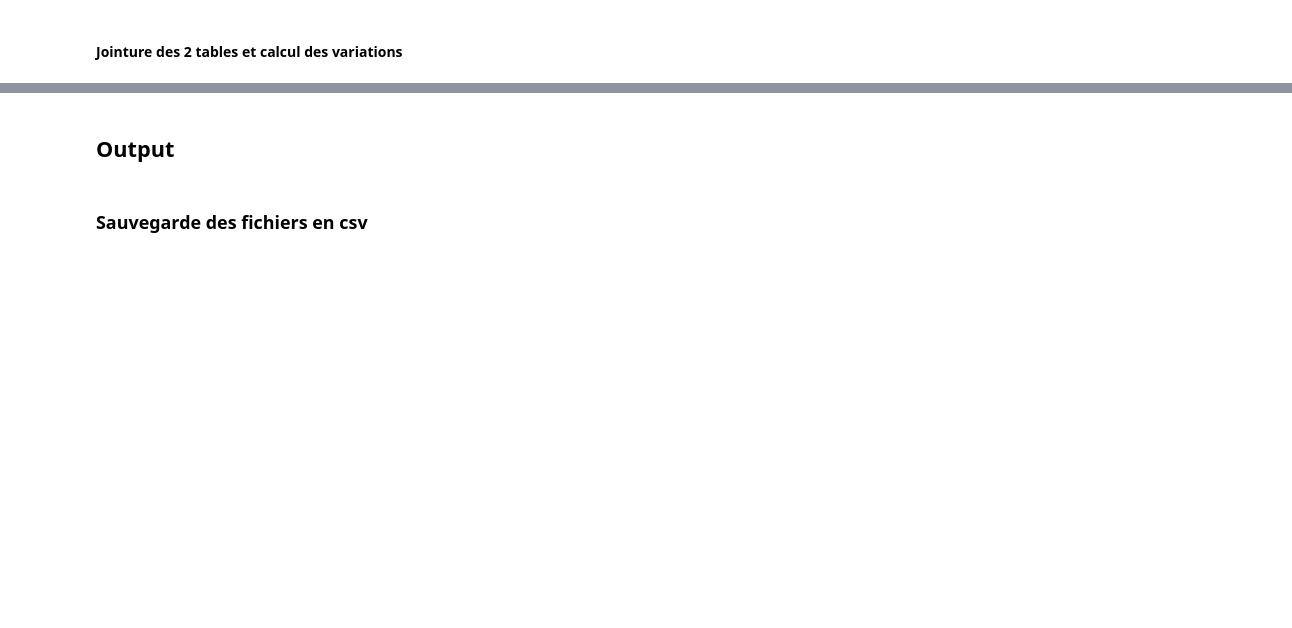
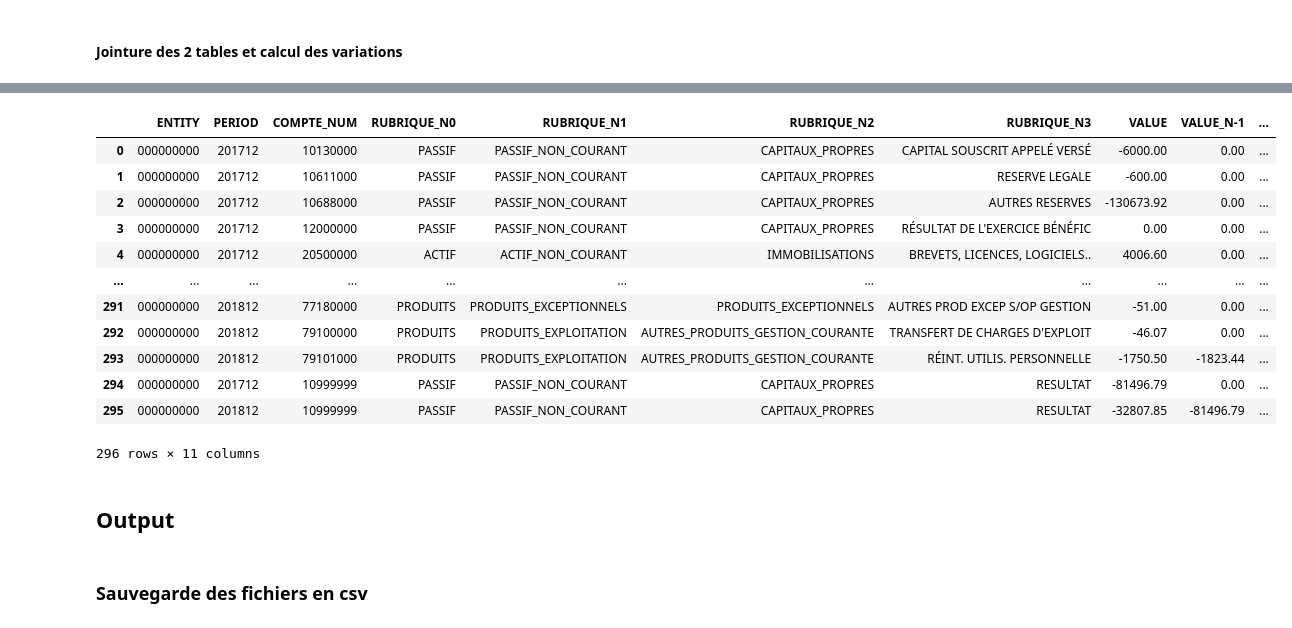
Before and after one commit to jupyter-naas/FEC-engine, a Jupyter notebook: models/FEC_Enrichissement_du_modèle_de_données.ipynb, the cells around one changed output, grey strips where cells are left out. Saved outputs shown, nothing was run; the diff lists cells and outputs as text; code cells hidden in the pictures; blank space fills up the shorter version.

Commit message:
fix: error on merge to get variation

```diff
--- a/models/FEC_Enrichissement_du_modèle_de_données.ipynb
+++ b/models/FEC_Enrichissement_du_modèle_de_données.ipynb
@@ -64,11 +73,10 @@ to_agg = {"VALUE": "sum"}
 db_var = db_var.groupby(to_group, as_index=False).agg(to_agg)
 
 # Ajout des résultats au dataframe
-db_var = pd.concat([db_var, db_rn], axis=0, sort=False)
+db_var = pd.concat([db_var, db_rn], axis=0, sort=False).reset_index(drop=True)
 
 # Creation colonne COMP
 db_var["PERIOD_COMP"] = (db_var["PERIOD"].str[:4].astype(int) - 1).astype(str) + db_var[
     "PERIOD"
-].str[-3:]
-
+].str[-2:]
 db_var
@@ -90,16 +119,17 @@ db_comp.head(5)
 # %%
 # Jointure entre les 2 tables
 join_on = ["ENTITY", "PERIOD_COMP", "COMPTE_NUM", "RUBRIQUE_N3"]
-db_var = (
-    pd.merge(db_var, db_comp, how="left", on=join_on)
-    .drop("PERIOD_COMP", axis=1)
-    .fillna(0)
-)
+db_value = pd.merge(
+    db_var,
+    db_comp,
+    how="left",
+    on=join_on
+).reset_index(drop=True).drop("PERIOD_COMP", axis=1).fillna(0)
 
 # Création colonne Var V
-db_var["VARV"] = db_var["VALUE"] - db_var["VALUE_N-1"]
+db_value["VARV"] = db_value["VALUE"] - db_value["VALUE_N-1"]
 
 # Création colonne Var P (%)
-db_var["VARP"] = db_var["VARV"] / db_var["VALUE_N-1"]
+db_value["VARP"] = db_value["VARV"] / db_value["VALUE_N-1"]
 
-db_var
+db_value
@@ -106,5 +150,5 @@ db_var
 # %%
-db_cat = db_var.copy()
+db_cat = db_value.copy()
 
 # Calcul des rubriques niveau 2
 def rubrique_N2(row):
@@ -144,12 +188,15 @@ def rubrique_N2(row):
         else:
             return "AUTRES_DETTES"
 
-    to_check = ["^50", "^51", "^52", "^53", "^54", "^58", "^59"]
+    to_check = ["^51", "^53"]
     if any(re.search(x, numero_compte) for x in to_check):
-        return "DISPONIBILITES"
+        return "BANQUES & CAISSE"
+
+    to_check = ["^50", "^52", "^54", "^58", "^59"]
+    if any(re.search(x, numero_compte) for x in to_check):
+        return "AUTRES DISPONIBILITES"
 
     # COMPTE DE RESULTAT DETAILLE NIV2
-
     to_check = ["^60"]
     if any(re.search(x, numero_compte) for x in to_check):
         return "ACHATS"
@@ -241,7 +288,7 @@ def rubrique_N1(row):
     if any(re.search(x, categorisation) for x in to_check):
         return "PASSIF_COURANT"
 
-    to_check = ["DISPONIBILITES"]
+    to_check = ["BANQUES & CAISSE", "AUTRES DISPONIBILITES"]
     if any(re.search(x, categorisation) for x in to_check):
         return "DISPONIBILITES"
 
@@ -316,33 +363,47 @@ def rubrique_N0(row):
         "PRODUITS_EXPLOITATION",
         "PRODUITS_FINANCIERS",
         "PRODUITS_EXCEPTIONNELS",
     ]
     if any(re.search(x, masse) for x in to_check):
         return "PRODUITS"
 
 
 # Mapping des rubriques
 db_cat["RUBRIQUE_N2"] = db_cat.apply(lambda row: rubrique_N2(row), axis=1)
 db_cat["RUBRIQUE_N1"] = db_cat.apply(lambda row: rubrique_N1(row), axis=1)
 db_cat["RUBRIQUE_N0"] = db_cat.apply(lambda row: rubrique_N0(row), axis=1)
 
 
 # Reorganisation colonne
 to_select = [
     "ENTITY",
     "PERIOD",
     "COMPTE_NUM",
     "RUBRIQUE_N0",
     "RUBRIQUE_N1",
     "RUBRIQUE_N2",
     "RUBRIQUE_N3",
     "VALUE",
     "VALUE_N-1",
     "VARV",
     "VARP",
 ]
 db_cat = db_cat[to_select]
 db_cat
+# %% [output]
+|  | ENTITY | PERIOD | COMPTE_NUM | RUBRIQUE_N0 | RUBRIQUE_N1 | RUBRIQUE_N2 | RUBRIQUE_N3 | VALUE | VALUE_N-1 | ... |
+| 0 | 000000000 | 201712 | 10130000 | PASSIF | PASSIF_NON_COURANT | CAPITAUX_PROPRES | CAPITAL SOUSCRIT APPELÉ VERSÉ | -6000.00 | 0.00 | ... |
+| 1 | 000000000 | 201712 | 10611000 | PASSIF | PASSIF_NON_COURANT | CAPITAUX_PROPRES | RESERVE LEGALE | -600.00 | 0.00 | ... |
+| 2 | 000000000 | 201712 | 10688000 | PASSIF | PASSIF_NON_COURANT | CAPITAUX_PROPRES | AUTRES RESERVES | -130673.92 | 0.00 | ... |
+| 3 | 000000000 | 201712 | 12000000 | PASSIF | PASSIF_NON_COURANT | CAPITAUX_PROPRES | RÉSULTAT DE L'EXERCICE BÉNÉFIC | 0.00 | 0.00 | ... |
+| 4 | 000000000 | 201712 | 20500000 | ACTIF | ACTIF_NON_COURANT | IMMOBILISATIONS | BREVETS, LICENCES, LOGICIELS.. | 4006.60 | 0.00 | ... |
+| ... | ... | ... | ... | ... | ... | ... | ... | ... | ... | ... |
+| 291 | 000000000 | 201812 | 77180000 | PRODUITS | PRODUITS_EXCEPTIONNELS | PRODUITS_EXCEPTIONNELS | AUTRES PROD EXCEP S/OP GESTION | -51.00 | 0.00 | ... |
+| 292 | 000000000 | 201812 | 79100000 | PRODUITS | PRODUITS_EXPLOITATION | AUTRES_PRODUITS_GESTION_COURANTE | TRANSFERT DE CHARGES D'EXPLOIT | -46.07 | 0.00 | ... |
+| 293 | 000000000 | 201812 | 79101000 | PRODUITS | PRODUITS_EXPLOITATION | AUTRES_PRODUITS_GESTION_COURANTE | RÉINT. UTILIS. PERSONNELLE | -1750.50 | -1823.44 | ... |
+| 294 | 000000000 | 201712 | 10999999 | PASSIF | PASSIF_NON_COURANT | CAPITAUX_PROPRES | RESULTAT | -81496.79 | 0.00 | ... |
+| 295 | 000000000 | 201812 | 10999999 | PASSIF | PASSIF_NON_COURANT | CAPITAUX_PROPRES | RESULTAT | -32807.85 | -81496.79 | ... |
+296 rows × 11 columns
 # %% [markdown]
 ## Output
 # %% [markdown]
```
Also changed, not shown: parts of 6 cells of this notebook.
